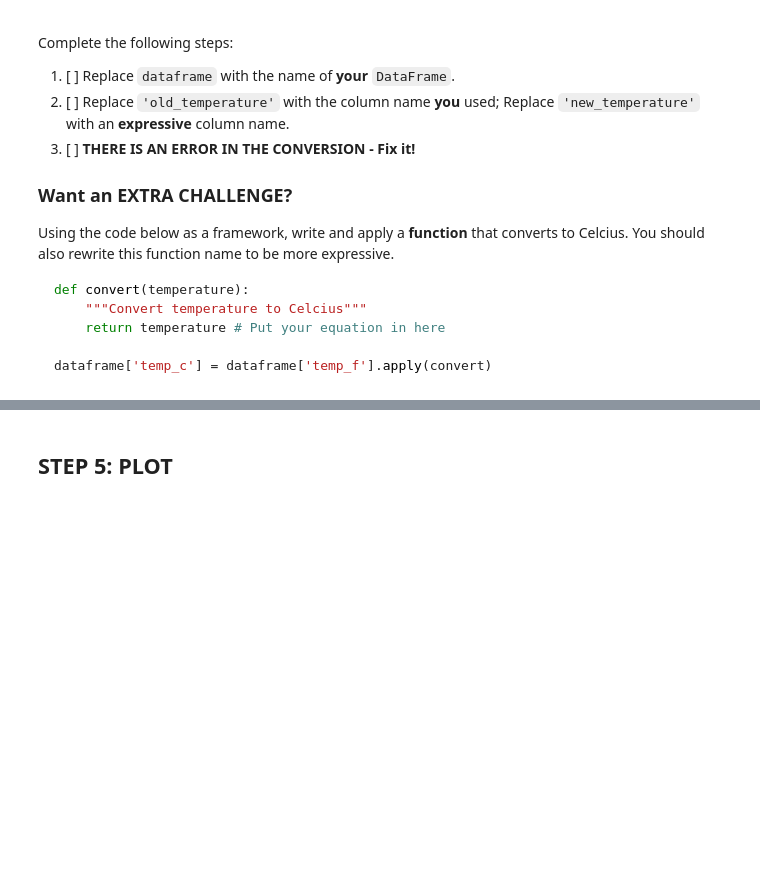
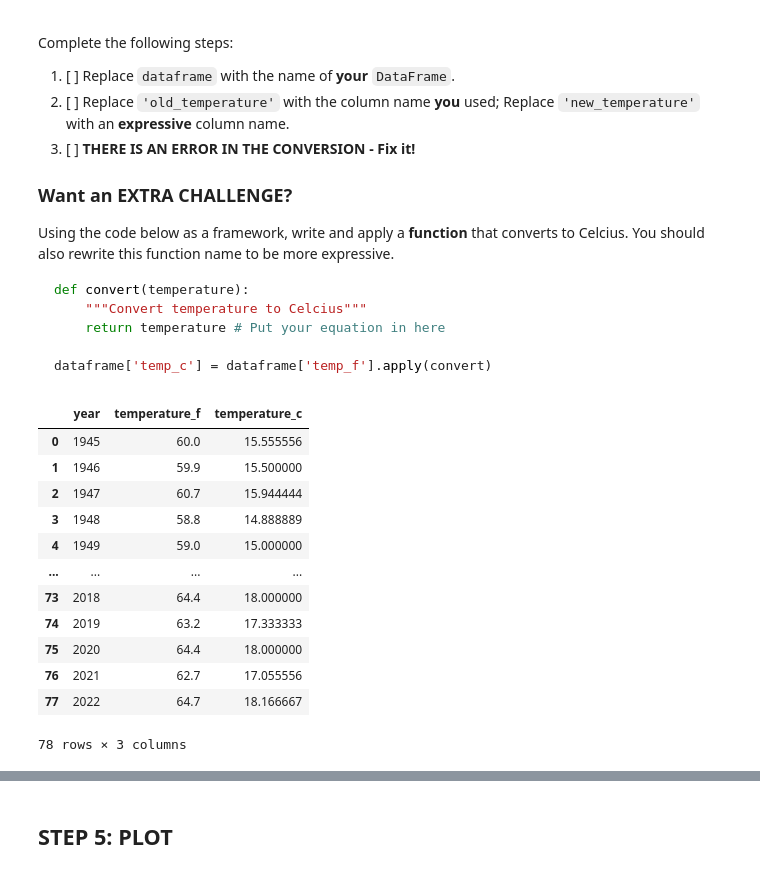
Before and after one commit to earthlab-education/reproducible-science-earthlab-thku8507, a Jupyter notebook: 01-max-temperature-over-time-ncei.ipynb, the cells around one changed output, grey strips where cells are left out. Drawn from its saved outputs; the diff is of its cells as text; code cells hidden in the pictures; blank space fills up the shorter version.

```diff
--- a/01-max-temperature-over-time-ncei.ipynb
+++ b/01-max-temperature-over-time-ncei.ipynb
@@ -168,0 +176,7 @@ raise NotImplementedError()
+# %%
+# Define the URL for Los Angeles mean temperature data download
+la_temp_url = (
+    'https://www.ncei.noaa.gov/access/monitoring/climate-at-a-glance/city/'
+    'time-series/USW00023174/tavg/12/12/1945-2022.csv')
+
+la_temp_url
@@ -248,0 +291,5 @@ raise NotImplementedError()
+# %%
+# Import LA temperature values from NCEI
+la_temp_df = pd.read_csv(
+    la_temp_url, header=3, names=['year', 'temperature_f'])
+la_temp_df
@@ -332,0 +398,5 @@ raise NotImplementedError()
+# %%
+# Extract the year from the date
+la_temp_df.year = pd.to_datetime(la_temp_df.year, format='%Y%m').dt.year
+
+la_temp_df
@@ -406,3 +495,21 @@ raise NotImplementedError()
+# %%
+# Compute Celcius temperatures
+la_temp_df['temperature_c'] = (la_temp_df['temperature_f'] - 32) * 5 / 9
+la_temp_df
+# %% [output]
+|  | year | temperature_f | temperature_c |
+| 0 | 1945 | 60.0 | 15.555556 |
+| 1 | 1946 | 59.9 | 15.500000 |
+| 2 | 1947 | 60.7 | 15.944444 |
+| 3 | 1948 | 58.8 | 14.888889 |
+| 4 | 1949 | 59.0 | 15.000000 |
+| ... | ... | ... | ... |
+| 73 | 2018 | 64.4 | 18.000000 |
+| 74 | 2019 | 63.2 | 17.333333 |
+| 75 | 2020 | 64.4 | 18.000000 |
+| 76 | 2021 | 62.7 | 17.055556 |
+| 77 | 2022 | 64.7 | 18.166667 |
+78 rows × 3 columns
 # %%
 # RUN THIS TEST CELL TO CHECK YOUR ANSWER - DO NOT MODIFY
 celcius_df_resp = _
```
Also changed, not shown: parts of 27 cells of this notebook, 2 other files.
